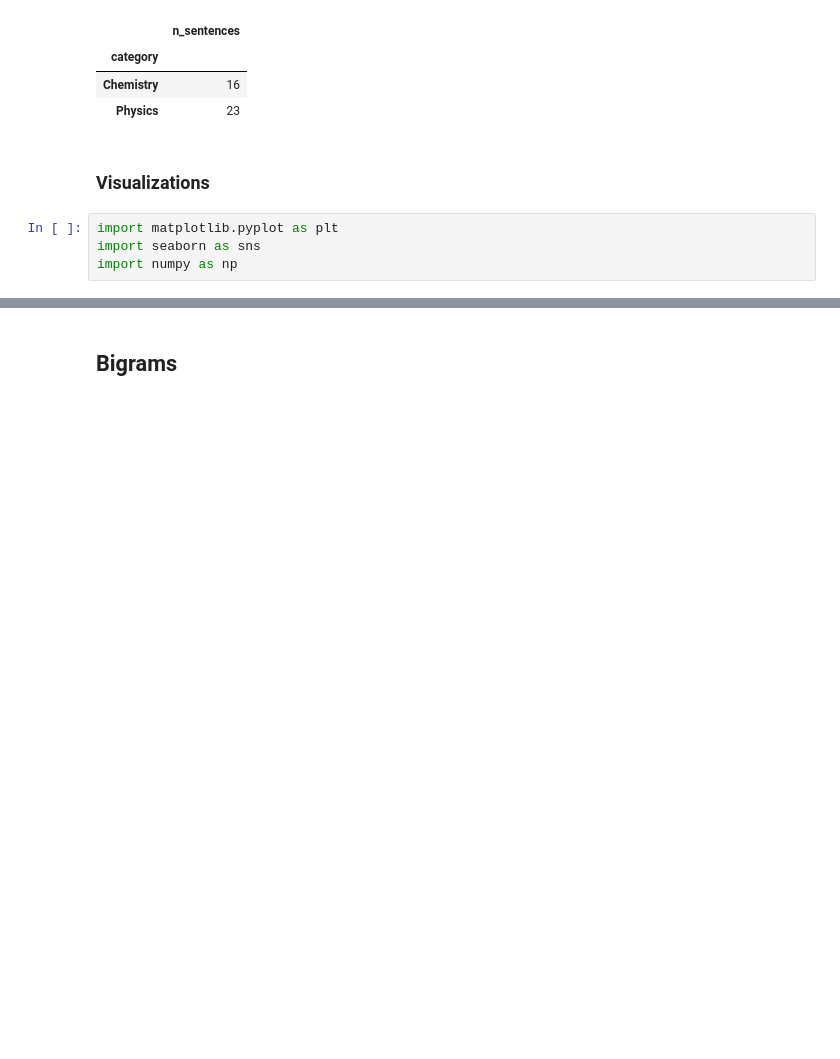
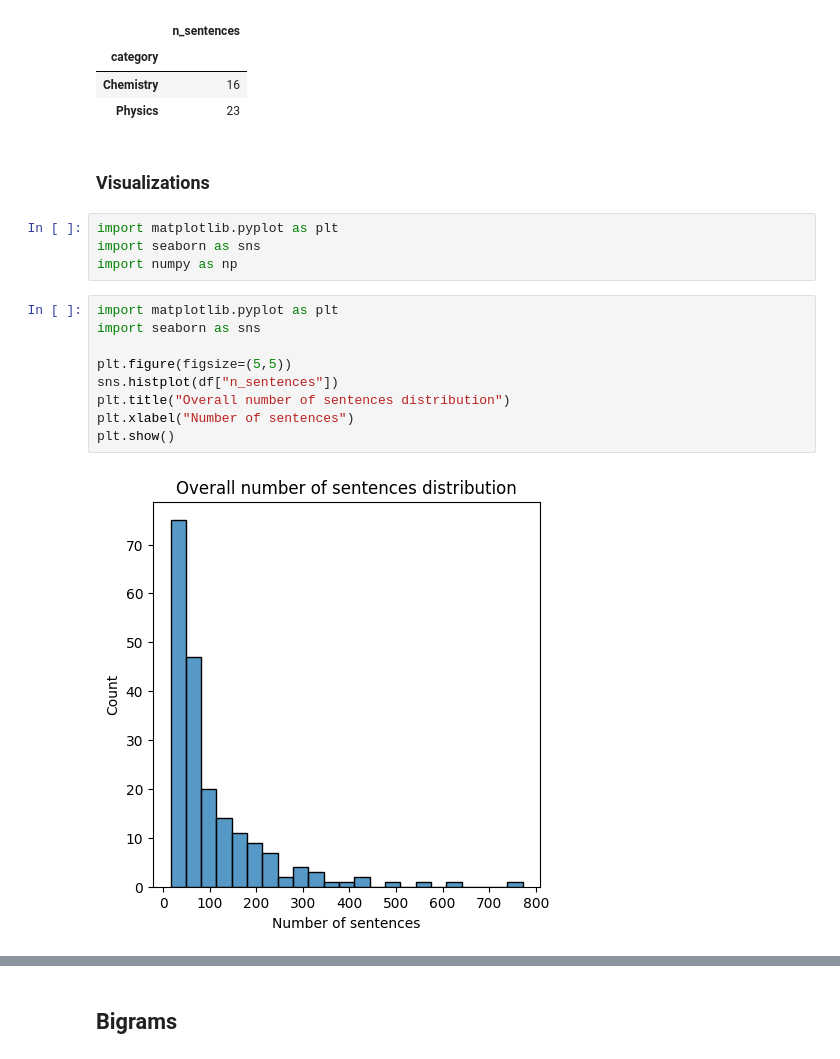
Before and after one commit to alberto-lorente/stir-fried-data, a Jupyter notebook: Part 1 - Comparing and Clustering Texts/1.2 Data Analysis/Textual_Data_Analysis.ipynb, the cells around one changed output, grey strips where cells are left out. Saved outputs shown, nothing was run; the diff lists cells and outputs as text; blank space fills up the shorter version.

```diff
--- a/Part 1 - Comparing and Clustering Texts/1.2 Data Analysis/Textual_Data_Analysis.ipynb
+++ b/Part 1 - Comparing and Clustering Texts/1.2 Data Analysis/Textual_Data_Analysis.ipynb
@@ -90,4 +90,15 @@ min_len
 import matplotlib.pyplot as plt
 import seaborn as sns
 import numpy as np
+# %%
+import matplotlib.pyplot as plt
+import seaborn as sns
+
+plt.figure(figsize=(5,5))
+sns.histplot(df["n_sentences"])
+plt.title("Overall number of sentences distribution")
+plt.xlabel("Number of sentences")
+plt.show()
+# %% [output]
+[figure, added]
 # %%
```
Also changed, not shown: parts of 64 cells of this notebook, 1 other file.
